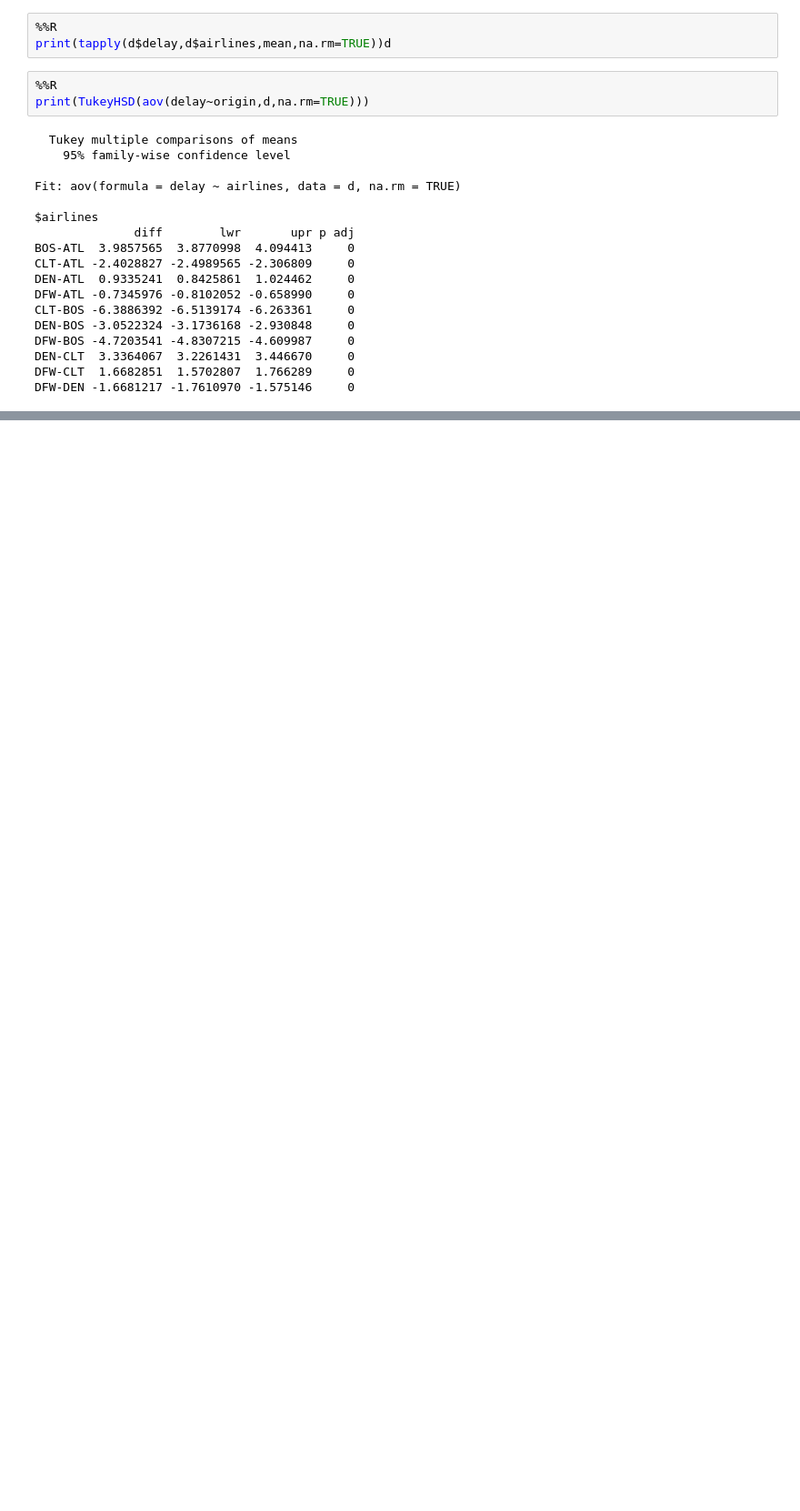
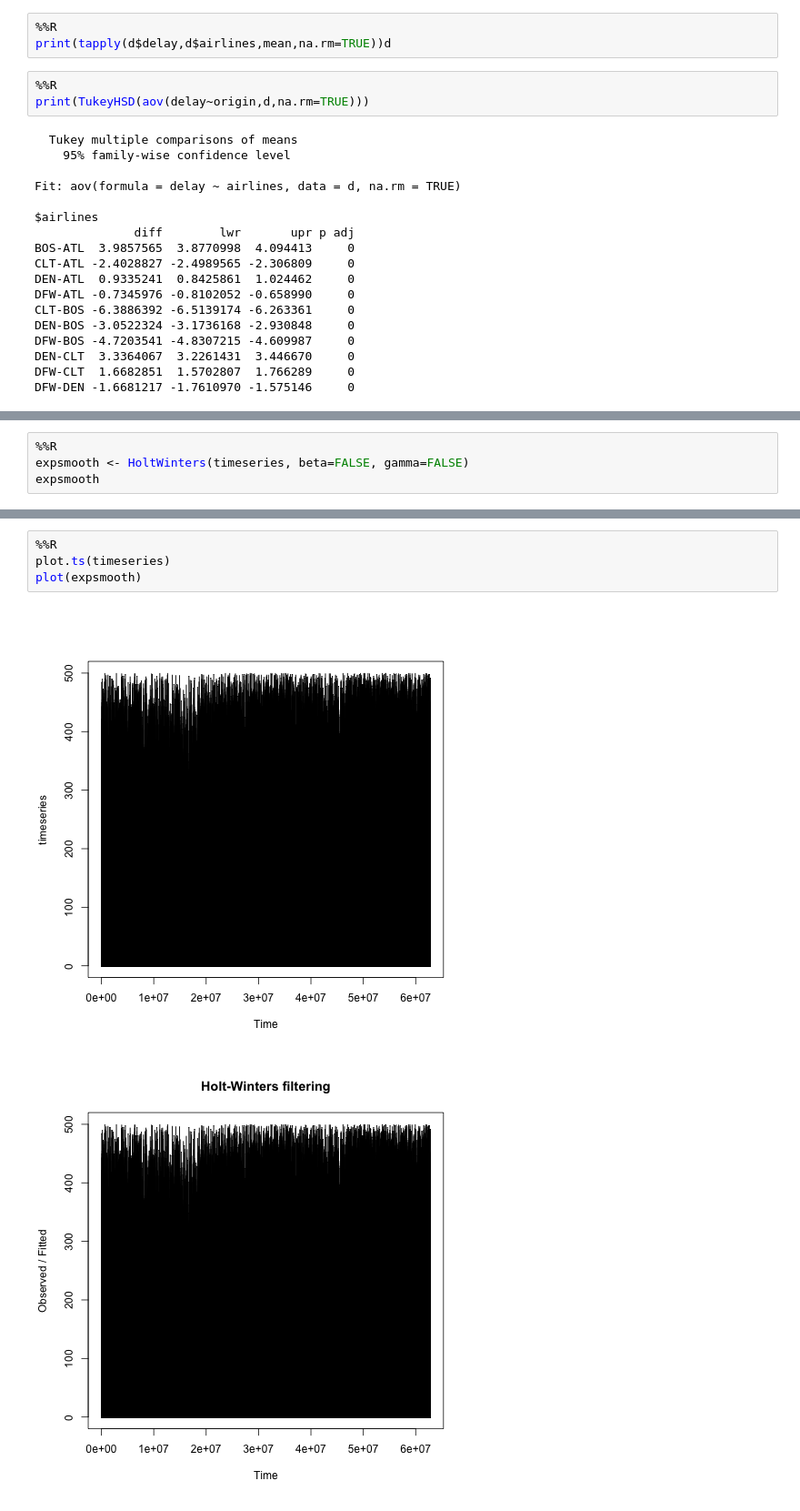
Before and after one commit to steven-hu/data-analysis-template, a Jupyter notebook: notebooks/NB3_data_analysis.ipynb, the cells around one changed output, grey strips where cells are left out. Shown at 91% size. Drawn from its saved outputs; the diff is of its cells as text; blank space fills up the shorter version.

```diff
--- a/notebooks/NB3_data_analysis.ipynb
+++ b/notebooks/NB3_data_analysis.ipynb
@@ -262,0 +306,4 @@ DFW-DEN -1.6681217 -1.7610970 -1.575146     0
+# %%
+%%R
+expsmooth <- HoltWinters(timeseries, beta=FALSE, gamma=FALSE)
+expsmooth
@@ -262,0 +345,7 @@ DFW-DEN -1.6681217 -1.7610970 -1.575146     0
+# %%
+%%R
+plot.ts(timeseries)
+plot(expsmooth)
+# %% [output]
+[figure, added]
+[figure, added]
```
Also changed, not shown: parts of 4 cells of this notebook.
